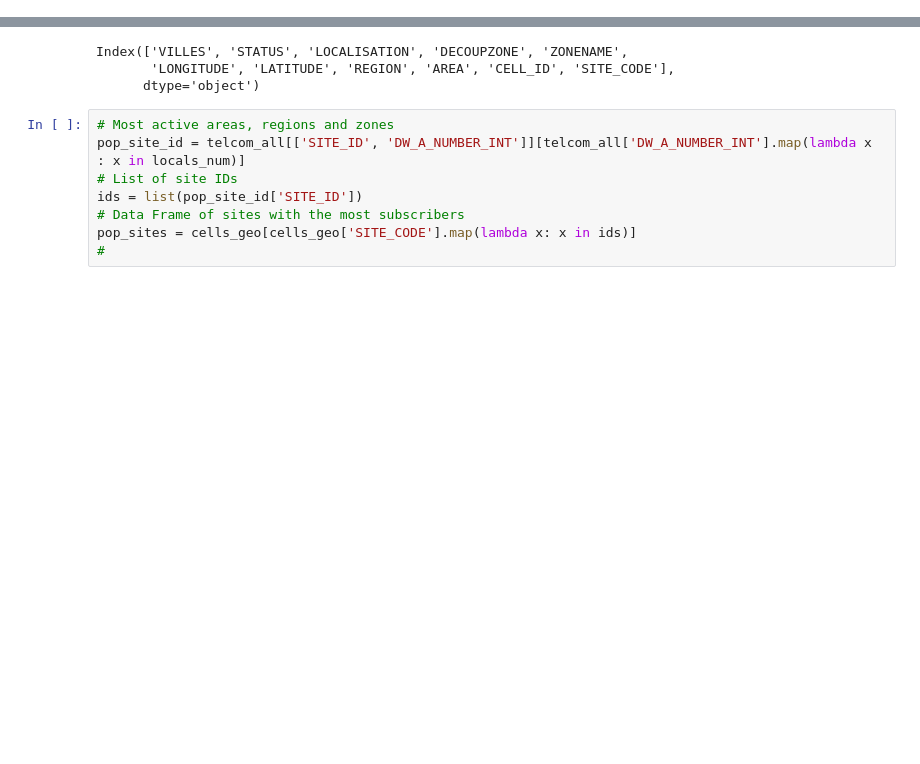
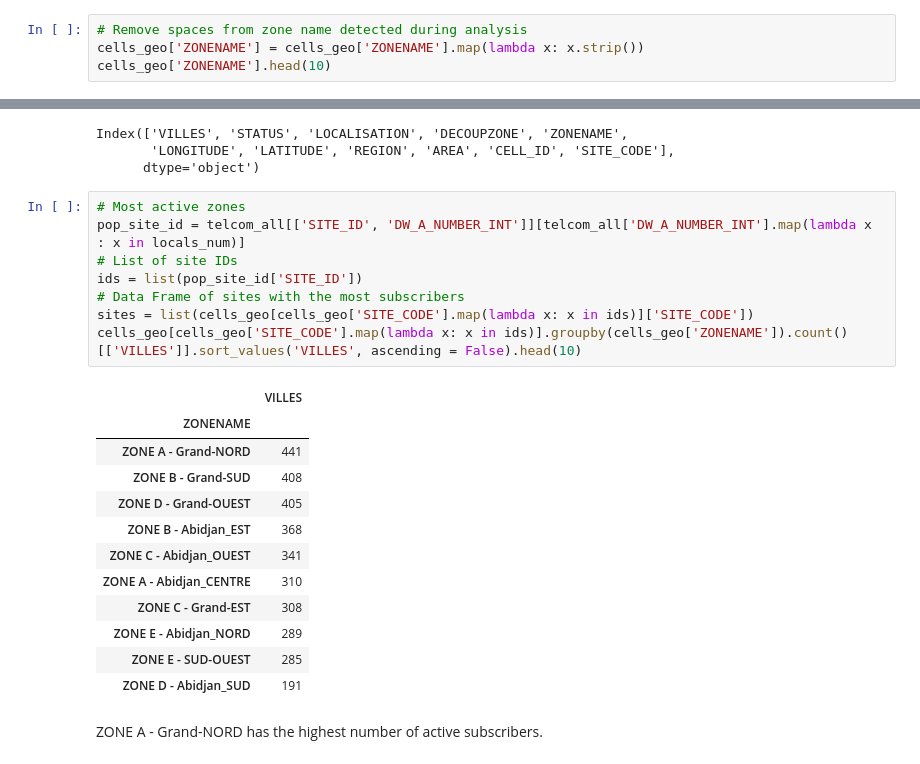
Before and after one commit to deborahmasibo/moringa_prep_week_3_ip, a Jupyter notebook: week3_ip.ipynb, the cells around one changed output, grey strips where cells are left out. Cells and saved outputs as stored; diff of their text form; blank space fills up the shorter version.

Commit message:
Analysis progress

```diff
--- a/week3_ip.ipynb
+++ b/week3_ip.ipynb
@@ -361,3 +361,7 @@ cells_geo.dropna(inplace=True)
 # Checking for, and removing duplicates.
 cells_geo.duplicated().any().any() # True
 cells_geo.drop_duplicates(inplace=True)
+# %%
+# Remove spaces from zone name detected during analysis
+cells_geo['ZONENAME'] = cells_geo['ZONENAME'].map(lambda x: x.strip())
+cells_geo['ZONENAME'].head(10)
@@ -576,10 +592,25 @@ Index(['VILLES', 'STATUS', 'LOCALISATION', 'DECOUPZONE', 'ZONENAME',
        'LONGITUDE', 'LATITUDE', 'REGION', 'AREA', 'CELL_ID', 'SITE_CODE'],
       dtype='object')
 # %%
-# Most active areas, regions and zones
+# Most active zones
 pop_site_id = telcom_all[['SITE_ID', 'DW_A_NUMBER_INT']][telcom_all['DW_A_NUMBER_INT'].map(lambda x : x in locals_num)]
 # List of site IDs
 ids = list(pop_site_id['SITE_ID'])
 # Data Frame of sites with the most subscribers
-pop_sites = cells_geo[cells_geo['SITE_CODE'].map(lambda x: x in ids)]
-#
+sites = list(cells_geo[cells_geo['SITE_CODE'].map(lambda x: x in ids)]['SITE_CODE'])
+cells_geo[cells_geo['SITE_CODE'].map(lambda x: x in ids)].groupby(cells_geo['ZONENAME']).count()[['VILLES']].sort_values('VILLES', ascending = False).head(10)
+# %% [output]
+|  | VILLES |
+| ZONENAME |  |
+| ZONE A - Grand-NORD | 441 |
+| ZONE B - Grand-SUD | 408 |
+| ZONE D - Grand-OUEST | 405 |
+| ZONE B - Abidjan_EST | 368 |
+| ZONE C - Abidjan_OUEST | 341 |
+| ZONE A - Abidjan_CENTRE | 310 |
+| ZONE C - Grand-EST | 308 |
+| ZONE E - Abidjan_NORD | 289 |
+| ZONE E - SUD-OUEST | 285 |
+| ZONE D - Abidjan_SUD | 191 |
+# %% [markdown]
+ZONE A - Grand-NORD has the highest number of active subscribers.
```
Also changed, not shown: parts of 1 cell of this notebook.
